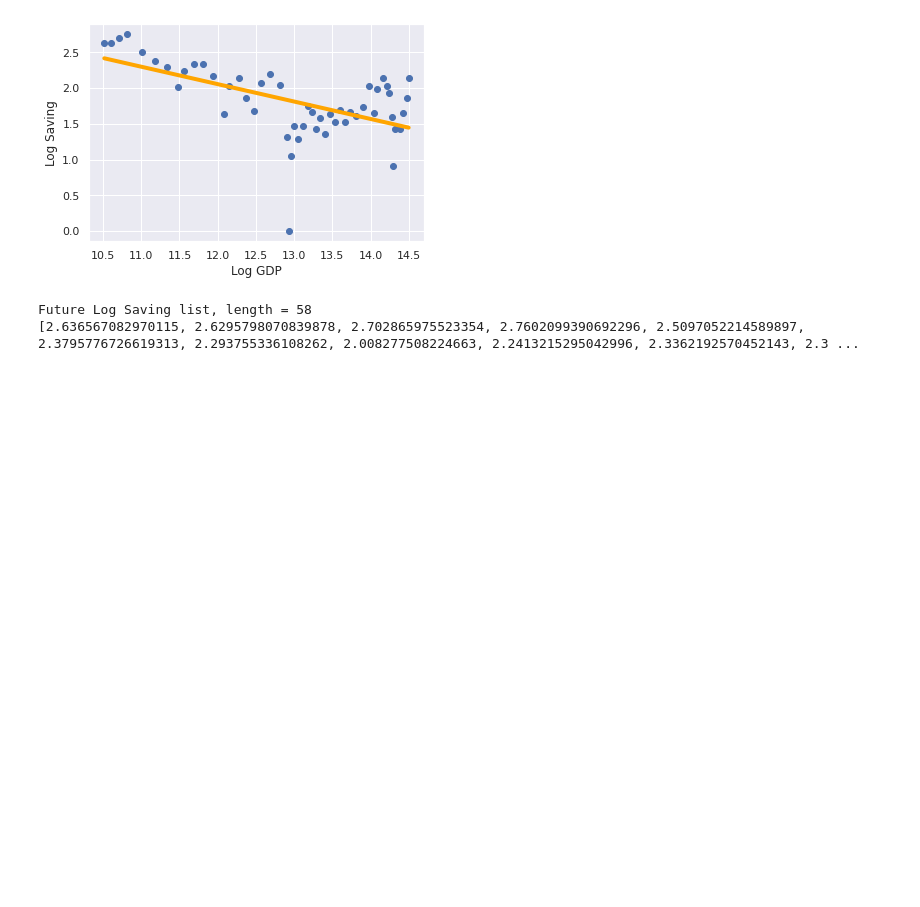
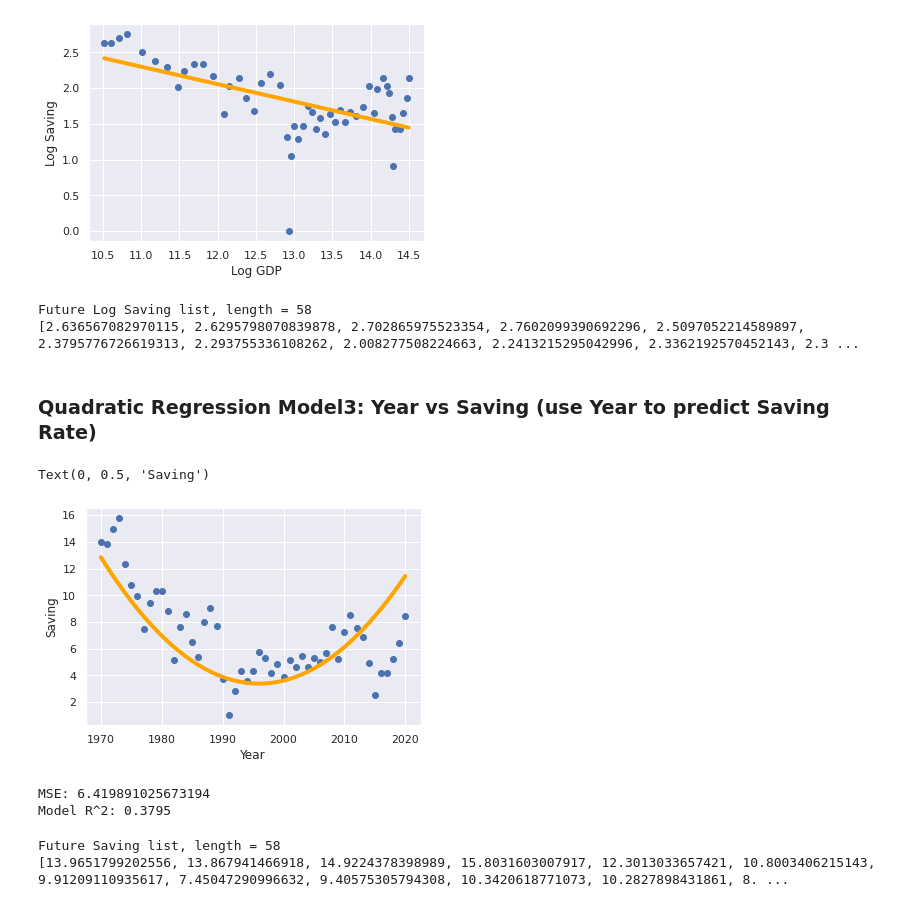
Before and after one commit to MAST30034-Applied-Data-Science/generic-real-estate-consulting-project-group-43, a Jupyter notebook: models/gdp_predict.ipynb, the cells around one changed output. Drawn from its saved outputs; the diff is of its cells as text; code cells hidden in the pictures; blank space fills up the shorter version.

Commit message:
used quadratic regression model to predict saving rate

```diff
--- a/models/gdp_predict.ipynb
+++ b/models/gdp_predict.ipynb
@@ -145,6 +145,48 @@ print(future_log_saving)
 # %% [output]
 Future Log Saving list, length = 58
 [2.636567082970115, 2.6295798070839878, 2.702865975523354, 2.7602099390692296, 2.5097052214589897, 2.3795776726619313, 2.293755336108262, 2.008277508224663, 2.2413215295042996, 2.3362192570452143, 2.3 ...
+# %% [markdown]
+### Quadratic Regression Model3: Year vs Saving (use Year to predict Saving Rate)
+# %%
+def quadratic(x0, x1, beta1, beta2):
+    return x0+beta1*(x1**2)-beta2*x1
+
+def climax(a):
+    b = 2*a*1996
+    c = (13.5*a+b**2)/(4*a)
+    #print(f"a = {a}, b = {b}, c = {c}")
+    return [b, c]
+# %%
+predictions = quadratic(climax(0.014)[1], gdp['year'], 0.014, climax(0.014)[0])
+#predictions = np.exp(predictions)
+#print(predictions)
+plt.scatter(gdp['year'], gdp['saving_rate(% of GDP)'])
+fig = plt.plot(gdp['year'], predictions, lw=4, c='orange')
+plt.xlabel('Year')
+plt.ylabel('Saving')
+# %% [output]
+Text(0, 0.5, 'Saving')
+[figure, added]
+# %%
+errors = np.array(predictions - gdp['saving_rate(% of GDP)'])
+squared_errors = errors**2
+mean_squared_error = squared_errors.mean()
+
+print(f'MSE: {mean_squared_error}')
+
+tot_sum_squares = (np.array(gdp['saving_rate(% of GDP)'] - gdp['saving_rate(% of GDP)'].mean())**2).sum()
+r2 = 1 - (squared_errors.sum() / tot_sum_squares)
+print(f'Model R^2: {r2:.4f}')
+# %% [output]
+MSE: 6.419891025673194
+Model R^2: 0.3795
+# %%
+future_saving = list(gdp['saving_rate(% of GDP)']) + [quadratic(climax(0.014)[1], x, 0.014, climax(0.014)[0]) for x in YEARS]
+print(f"Future Saving list, length = {len(future_saving)}")
+print(future_saving)
+# %% [output]
+Future Saving list, length = 58
+[13.9651799202556, 13.867941466918, 14.9224378398989, 15.8031603007917, 12.3013033657421, 10.8003406215143, 9.91209110935617, 7.45047290996632, 9.40575305794308, 10.3420618771073, 10.2827898431861, 8. ...
 # %%
 import os
 if not os.path.exists('../data/curated/predicted'):
```
Also changed, not shown: parts of 5 cells of this notebook, 1 other file.
